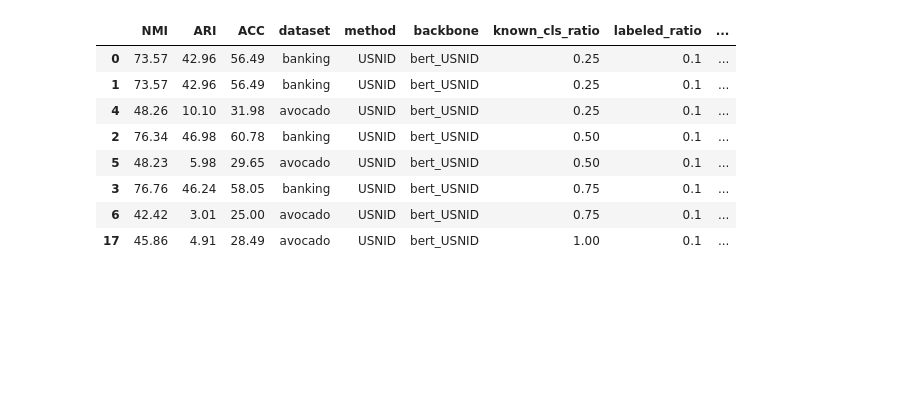
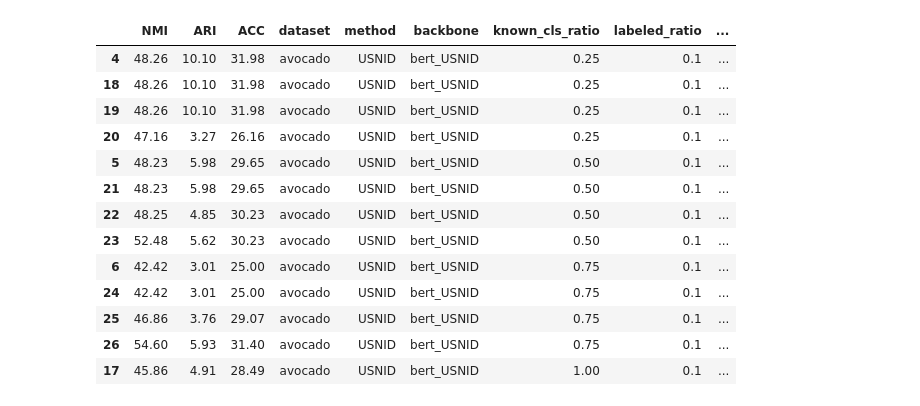
Before and after one commit to padeck/ma_workspace, a Jupyter notebook: TEXTOIR/open_intent_discovery/results/inspect_results.ipynb, the cells around one changed output. Drawn from its saved outputs; the diff is of its cells as text; code cells hidden in the pictures; blank space fills up the shorter version.

```diff
--- a/TEXTOIR/open_intent_discovery/results/inspect_results.ipynb
+++ b/TEXTOIR/open_intent_discovery/results/inspect_results.ipynb
@@ -3,14 +3,19 @@ import pandas as pd
 # %%
 df = pd.read_csv('results_semisupervised.csv')
 # %%
-df.loc[( (df['seed']==0))].sort_values('known_cls_ratio')
+df.loc[( (df['seed']==0) & (df['dataset'] == 'avocado'))].sort_values('known_cls_ratio')
 # %% [output]
 |  | NMI | ARI | ACC | dataset | method | backbone | known_cls_ratio | labeled_ratio | ... |
-| 0 | 73.57 | 42.96 | 56.49 | banking | USNID | bert_USNID | 0.25 | 0.1 | ... |
-| 1 | 73.57 | 42.96 | 56.49 | banking | USNID | bert_USNID | 0.25 | 0.1 | ... |
 | 4 | 48.26 | 10.10 | 31.98 | avocado | USNID | bert_USNID | 0.25 | 0.1 | ... |
-| 2 | 76.34 | 46.98 | 60.78 | banking | USNID | bert_USNID | 0.50 | 0.1 | ... |
+| 18 | 48.26 | 10.10 | 31.98 | avocado | USNID | bert_USNID | 0.25 | 0.1 | ... |
+| 19 | 48.26 | 10.10 | 31.98 | avocado | USNID | bert_USNID | 0.25 | 0.1 | ... |
+| 20 | 47.16 | 3.27 | 26.16 | avocado | USNID | bert_USNID | 0.25 | 0.1 | ... |
 | 5 | 48.23 | 5.98 | 29.65 | avocado | USNID | bert_USNID | 0.50 | 0.1 | ... |
-| 3 | 76.76 | 46.24 | 58.05 | banking | USNID | bert_USNID | 0.75 | 0.1 | ... |
+| 21 | 48.23 | 5.98 | 29.65 | avocado | USNID | bert_USNID | 0.50 | 0.1 | ... |
+| 22 | 48.25 | 4.85 | 30.23 | avocado | USNID | bert_USNID | 0.50 | 0.1 | ... |
+| 23 | 52.48 | 5.62 | 30.23 | avocado | USNID | bert_USNID | 0.50 | 0.1 | ... |
 | 6 | 42.42 | 3.01 | 25.00 | avocado | USNID | bert_USNID | 0.75 | 0.1 | ... |
+| 24 | 42.42 | 3.01 | 25.00 | avocado | USNID | bert_USNID | 0.75 | 0.1 | ... |
+| 25 | 46.86 | 3.76 | 29.07 | avocado | USNID | bert_USNID | 0.75 | 0.1 | ... |
+| 26 | 54.60 | 5.93 | 31.40 | avocado | USNID | bert_USNID | 0.75 | 0.1 | ... |
 | 17 | 45.86 | 4.91 | 28.49 | avocado | USNID | bert_USNID | 1.00 | 0.1 | ... |
```
Also changed, not shown: parts of 5 cells of this notebook, 1 other file.
